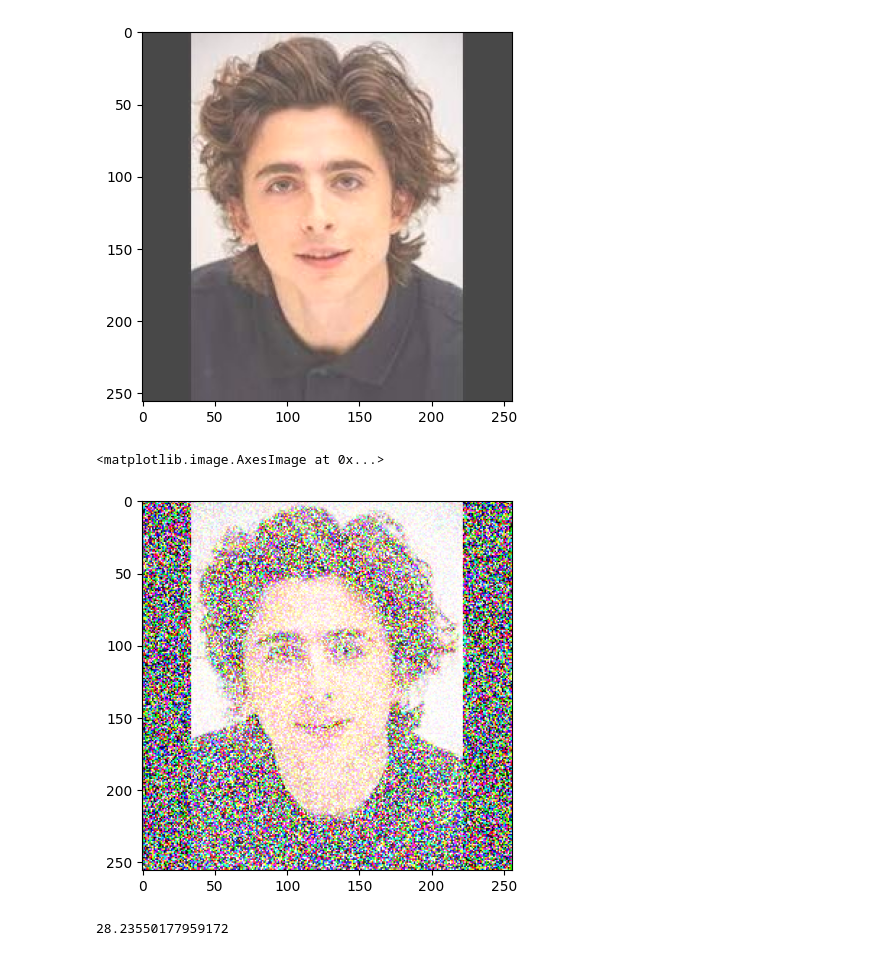
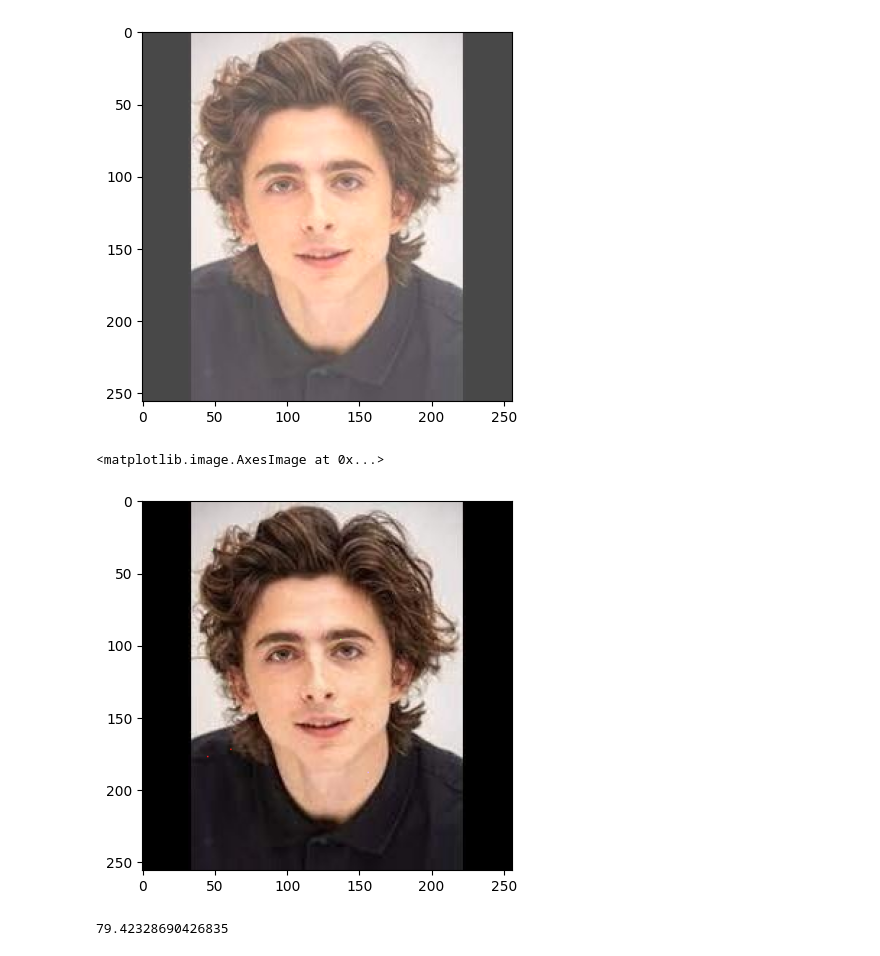
Before and after one commit to gry-mar/biometrics-assignment-1, a Jupyter notebook: notebooks/image_adjustment_test.ipynb, the cells around one changed output. Saved outputs shown, nothing was run; the diff lists cells and outputs as text; code cells hidden in the pictures.

Commit message:
created func for adding gaussian noise to image

```diff
--- a/notebooks/image_adjustment_test.ipynb
+++ b/notebooks/image_adjustment_test.ipynb
@@ -33,12 +33,12 @@ plt.imshow(res_const)
 <matplotlib.image.AxesImage at 0x...>
 [figure]
 # %%
-res_noise = iu.add_gaussian_noise(image)
+res_noise = iu.add_gaussian_noise(image, std=0.25, mean=0)
 plt.imshow(res_noise)
 # %% [output]
 <matplotlib.image.AxesImage at 0x...>
-[figure, old version]
+[figure, new version]
 # %%
 iu.calculate_psnr(image, res_noise)
 # %% [output]
-28.23550177959172
+79.42328690426835
```
Also changed, not shown: parts of 4 cells of this notebook, 1 other file.
